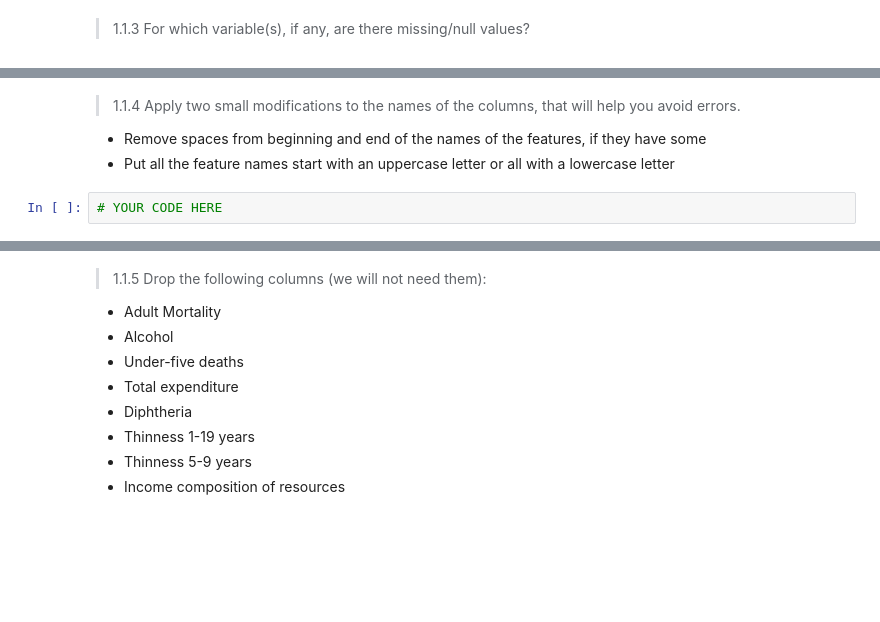
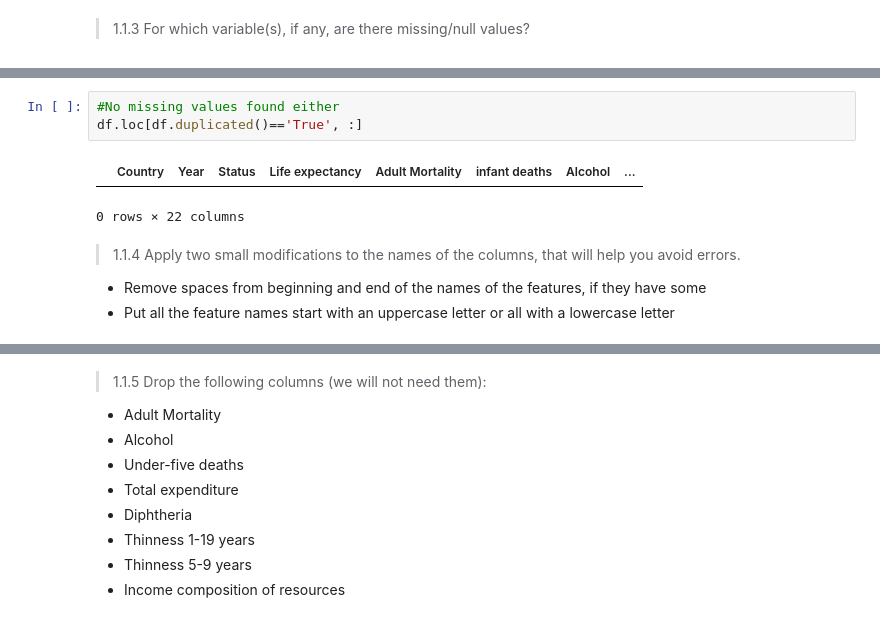
Before and after one commit to vanvan7/DataMining_and_MachineLearning, a Jupyter notebook: Assignment_Q1_to_Q3_2022.ipynb, the cells around one changed output, grey strips where cells are left out. Drawn from its saved outputs; the diff is of its cells as text; blank space fills up the shorter version.

```diff
--- a/Assignment_Q1_to_Q3_2022.ipynb
+++ b/Assignment_Q1_to_Q3_2022.ipynb
@@ -101,6 +117,10 @@ df.shape[1]
+# %%
+#No missing values found either
+df.loc[df.duplicated()=='True', :]
+# %% [output]
+|  | Country | Year | Status | Life expectancy | Adult Mortality | infant deaths | Alcohol | ... |
+0 rows × 22 columns
 # %% [markdown]
 >1.1.4 Apply two small modifications to the names of the columns, that will help you avoid errors.
 * Remove spaces from beginning and end of the names of the features, if they have some
 * Put all the feature names start with an uppercase letter or all with a lowercase letter
-# %%
-# YOUR CODE HERE
```
Also changed, not shown: parts of 8 cells of this notebook.
